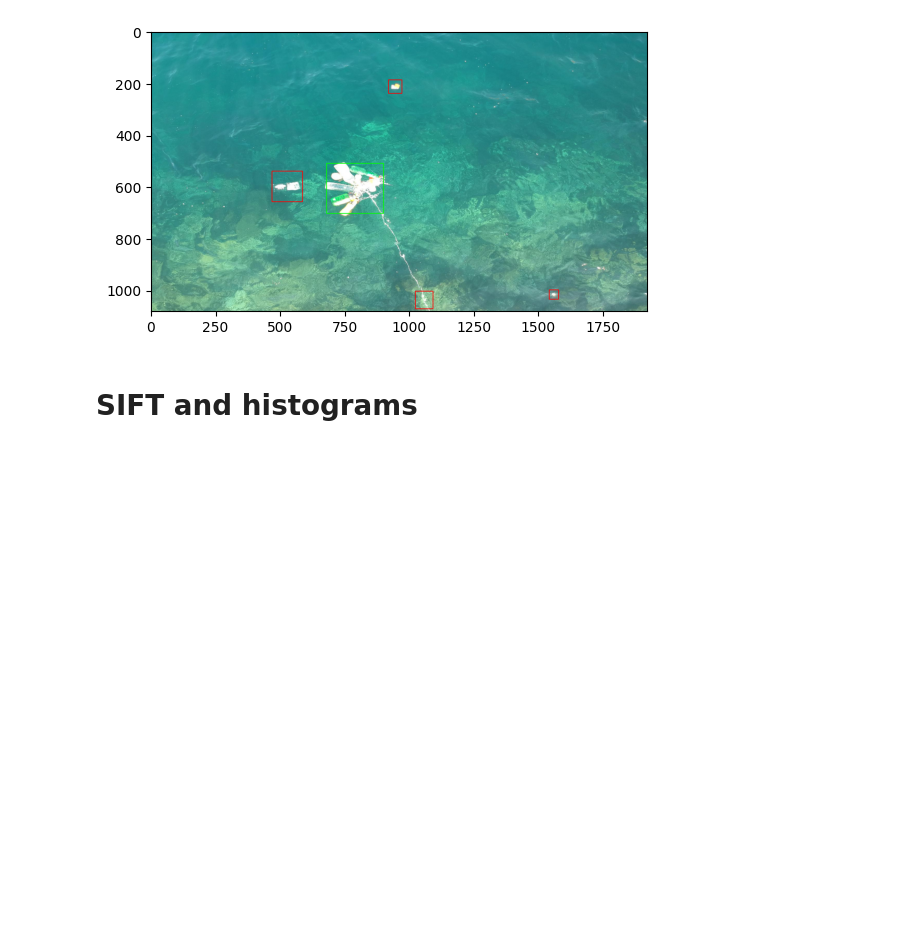
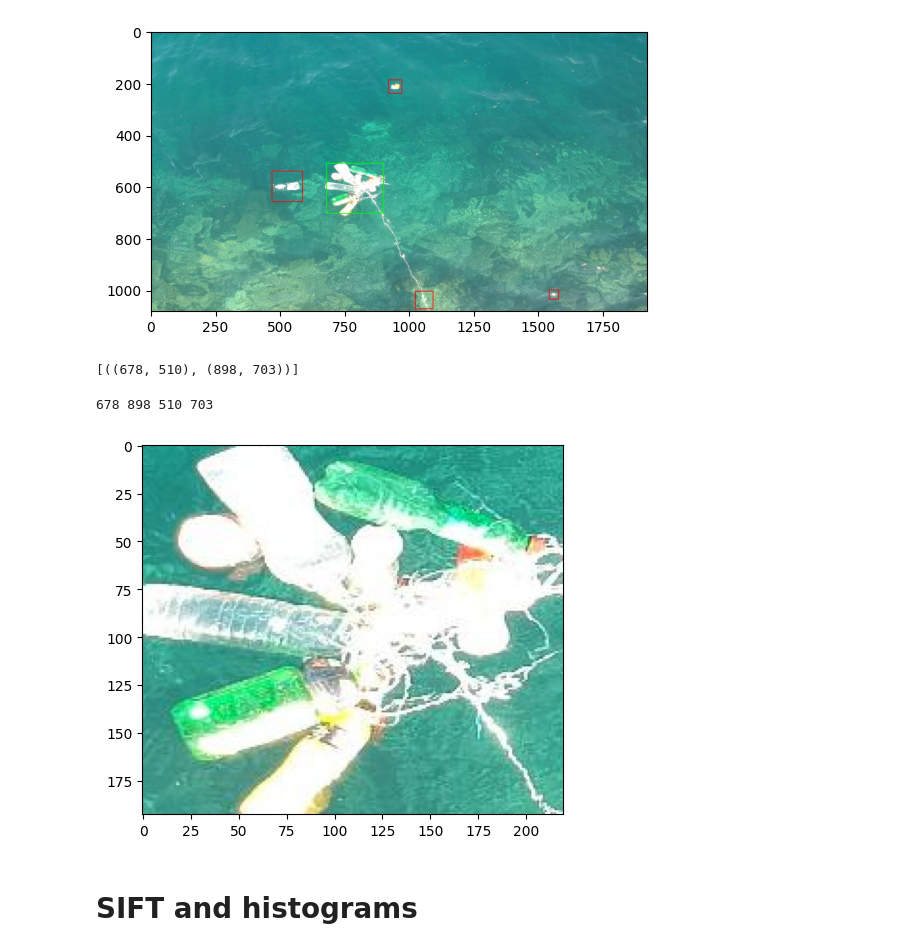
Before and after one commit to IgorCzudy/Trash-detection-, a Jupyter notebook: bistrina.ipynb, the cells around one changed output. Drawn from its saved outputs; the diff is of its cells as text; code cells hidden in the pictures; blank space fills up the shorter version.

Commit message:
feat: Cut trash region from the foto

```diff
--- a/bistrina.ipynb
+++ b/bistrina.ipynb
@@ -516,6 +516,17 @@ for bl, tr in false_rectangles:
 plt.imshow(image_labels);
 # %% [output]
 [figure]
+# %%
+trash_rectangles
+# %% [output]
+[((678, 510), (898, 703))]
+# %%
+plt.imshow(image[ trash_rectangles[0][0][1]: trash_rectangles[0][1][1], trash_rectangles[0][0][0]: trash_rectangles[0][1][0]])
+
+print(trash_rectangles[0][0][0], trash_rectangles[0][1][0], trash_rectangles[0][0][1], trash_rectangles[0][1][1])
+# %% [output]
+678 898 510 703
+[figure, added]
 # %% [markdown]
 # SIFT and histograms
 # %% [markdown]
```
